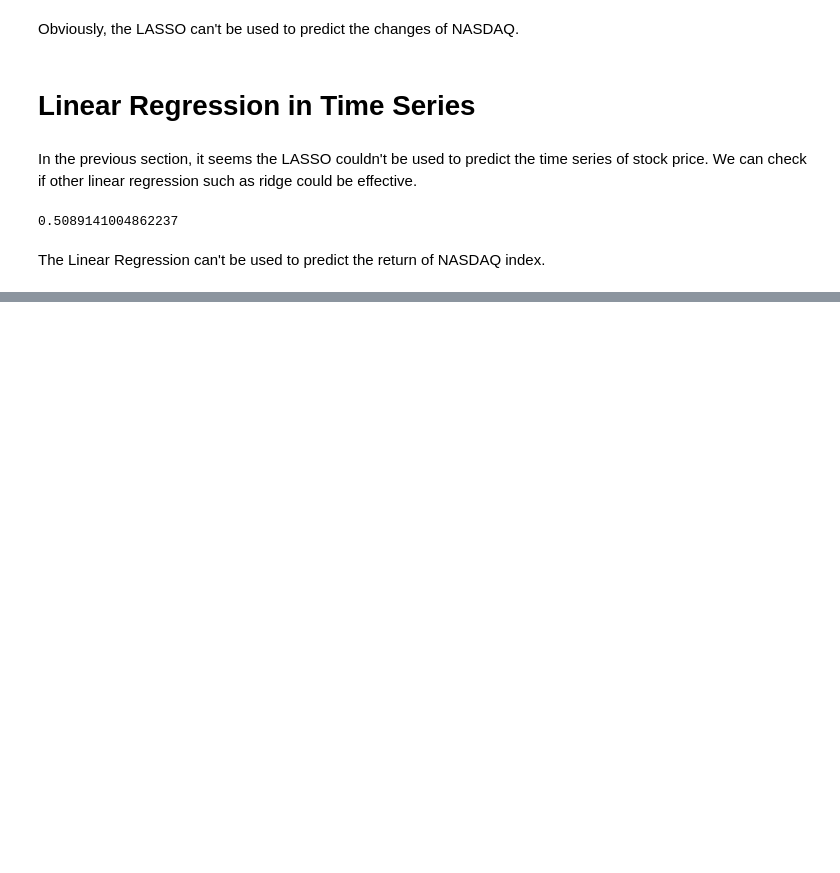
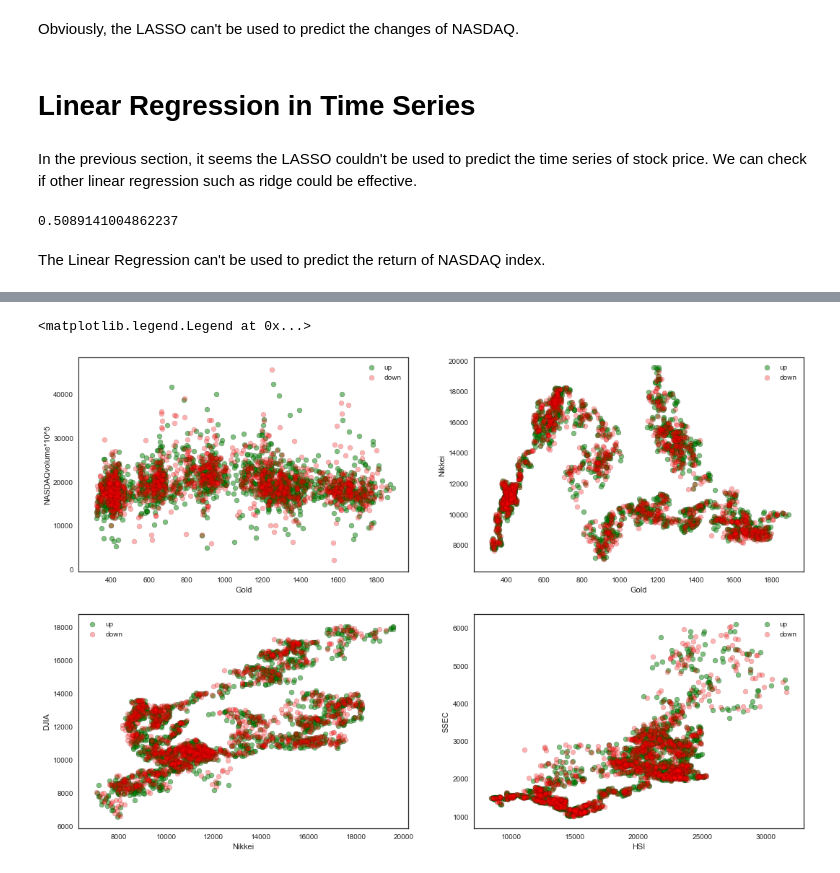
Before and after one commit to haoqiyao/NASDAQ-Index-Prediction, a Jupyter notebook: 4741Project.FeatureSelection.ipynb, the cells around one changed output, grey strips where cells are left out. Saved outputs shown, nothing was run; the diff lists cells and outputs as text; code cells hidden in the pictures; blank space fills up the shorter version.

```diff
--- a/4741Project.FeatureSelection.ipynb
+++ b/4741Project.FeatureSelection.ipynb
@@ -239,0 +455,61 @@ The Linear Regression can't be used to predict the return of NASDAQ index.
+# %%
+from matplotlib.colors import ListedColormap
+from sklearn.preprocessing import StandardScaler
+fig = plt.figure(figsize=(18,12))
+cm_bright = ListedColormap(['#FF0000', '#0000FF'])
+
+n_train = 3000
+train_data = data.iloc[:n_train, :]
+test_data = data.iloc[n_train:, :]
+
+X_train = train_data.iloc[:, :-3]
+y_train = train_data.iloc[:, -2]
+X_test = test_data.iloc[:, :-3]
+y_test = test_data.iloc[:, -2]
+
+plt.subplot(221)
+x = "Gold"
+y = "NASDAQvolume*10^5"
+plt.scatter(X_train.loc[y_train == 1, x], X_train.loc[y_train == 1, y],
+            c="green", cmap=cm_bright, edgecolors='k',label = "up", alpha = 0.5)
+plt.scatter(X_train.loc[y_train == -1, x], X_train.loc[y_train == -1, y],
+            c="red", cmap=cm_bright, edgecolors='k',label = "down", alpha = 0.3)
+plt.xlabel(x)
+plt.ylabel(y)
+plt.legend()
+
+plt.subplot(222)
+x = "Gold"
+y = "Nikkei"
+plt.scatter(X_train.loc[y_train == 1, x], X_train.loc[y_train == 1, y],
+            c="green", cmap=cm_bright, edgecolors='k',label = "up", alpha = 0.5)
+plt.scatter(X_train.loc[y_train == -1, x], X_train.loc[y_train == -1, y],
+            c="red", cmap=cm_bright, edgecolors='k',label = "down", alpha = 0.3)
+plt.xlabel(x)
+plt.ylabel(y)
+plt.legend()
+
+plt.subplot(223)
+x = "Nikkei"
+y = "DJIA"
+plt.scatter(X_train.loc[y_train == 1, x], X_train.loc[y_train == 1, y],
+            c="green", cmap=cm_bright, edgecolors='k',label = "up", alpha = 0.5)
+plt.scatter(X_train.loc[y_train == -1, x], X_train.loc[y_train == -1, y],
+            c="red", cmap=cm_bright, edgecolors='k',label = "down", alpha = 0.3)
+plt.xlabel(x)
+plt.ylabel(y)
+plt.legend()
+
+plt.subplot(224)
+x = "HSI"
+y = "SSEC"
+plt.scatter(X_train.loc[y_train == 1, x], X_train.loc[y_train == 1, y],
+            c="green", cmap=cm_bright, edgecolors='k',label = "up", alpha = 0.5)
+plt.scatter(X_train.loc[y_train == -1, x], X_train.loc[y_train == -1, y],
+            c="red", cmap=cm_bright, edgecolors='k',label = "down", alpha = 0.3)
+plt.xlabel(x)
+plt.ylabel(y)
+plt.legend()
+# %% [output]
+<matplotlib.legend.Legend at 0x...>
+[figure, added]
```
Also changed, not shown: parts of 34 cells of this notebook.
